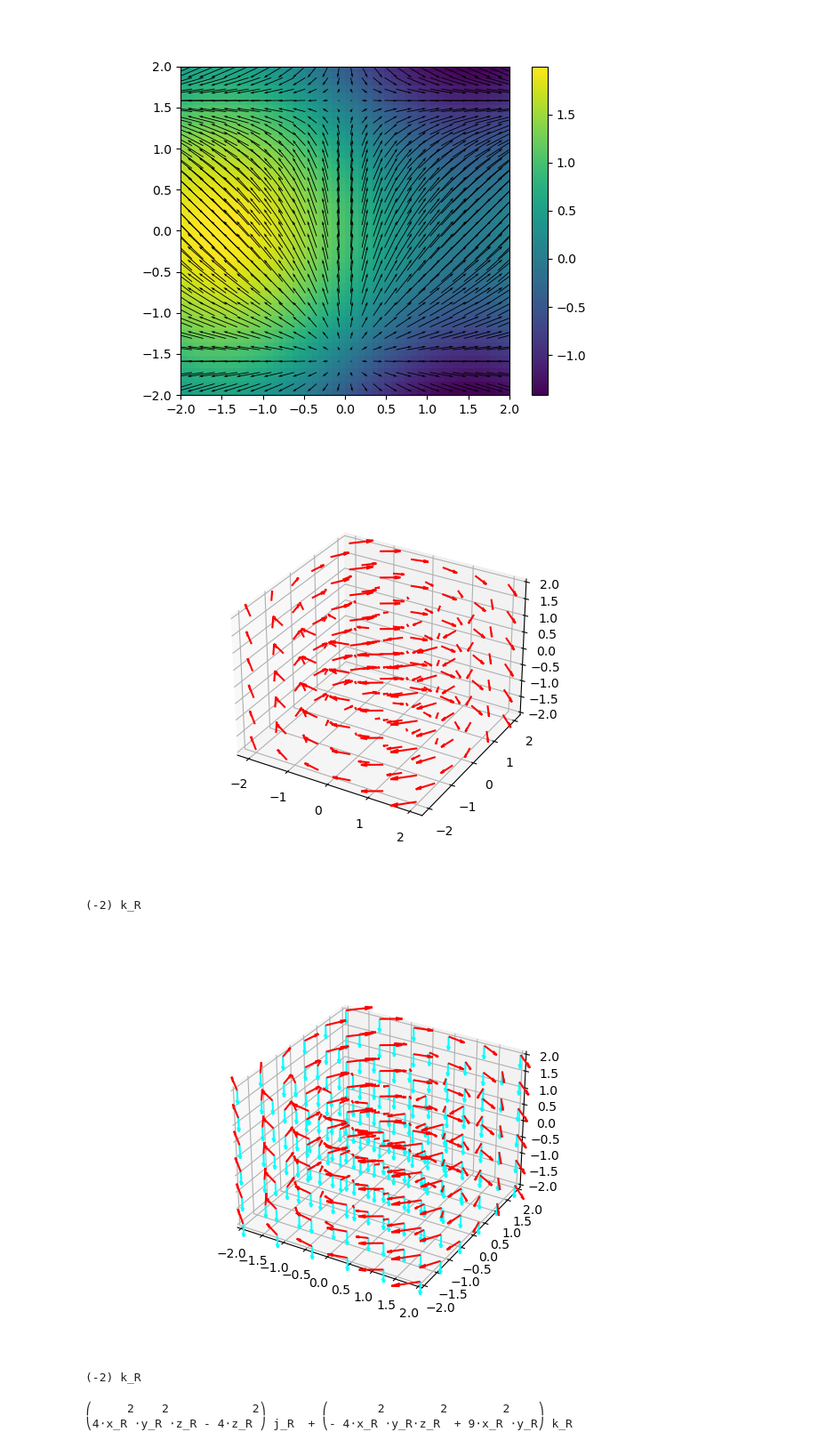
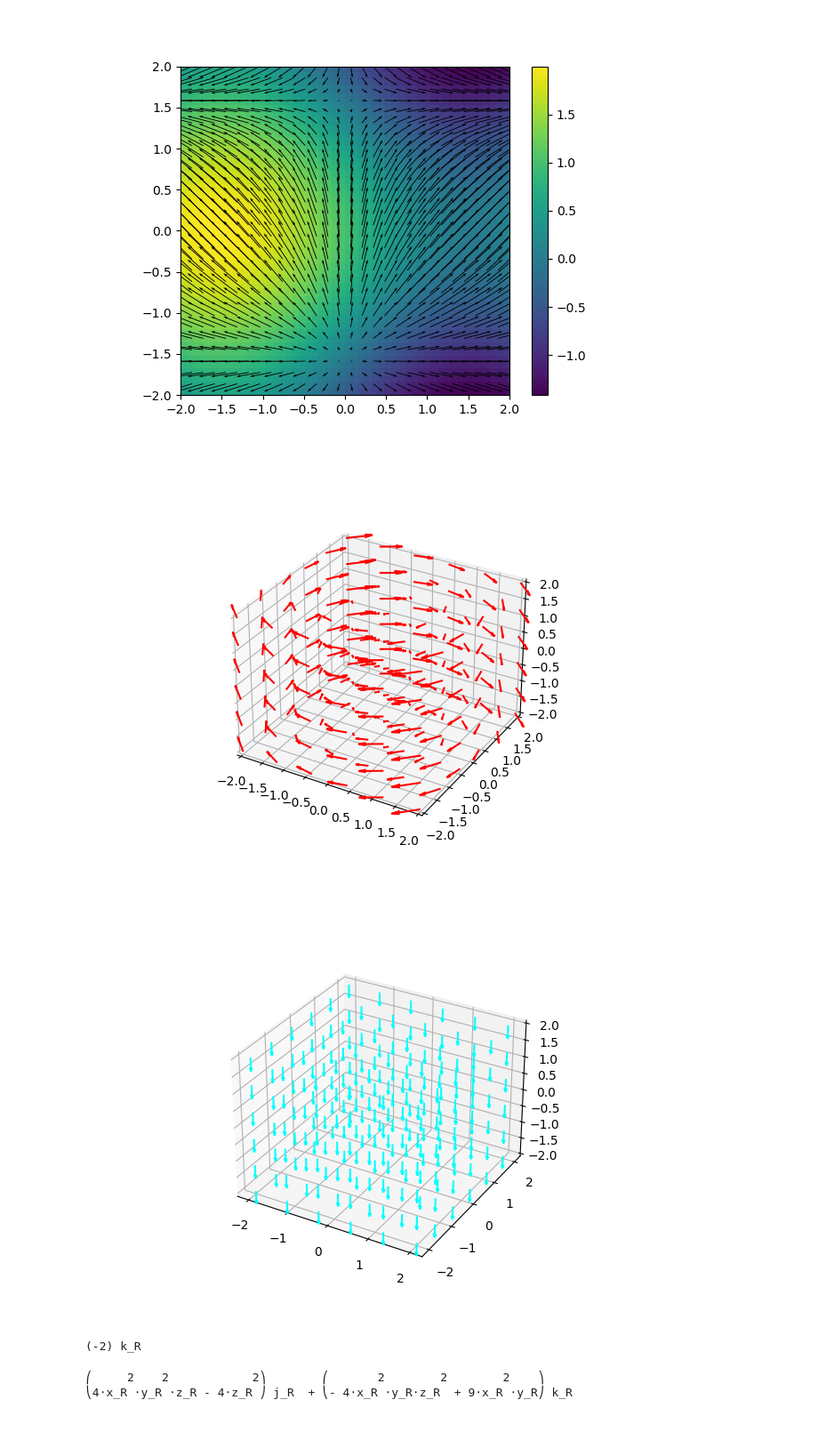
Before and after one commit to QuMCoding/QM-Book-Source, a Jupyter notebook: vector.ipynb, the cells around one changed output. Shown at 89% size. Cells and saved outputs as stored; diff of their text form; code cells hidden in the pictures.

```diff
--- a/vector.ipynb
+++ b/vector.ipynb
@@ -260,36 +260,43 @@ pprint(d)
 # %%
 # 什麼是旋度
 # 旋度是∇ × f
-plt.clf()
+plt.clf()  # 清空plt
+# 設定畫布相關細節
 ax = plt.axes(projection="3d")  # 畫3d圖
 R = CoordSys3D("R")  # 建立實數空間
 f = R.y * R.i - R.x * R.j  # 定義f為向量函數
-X4B, Y4B, Z4B = np.mgrid[-2:2:6j, -2:2:6j, -2:2:6j]
+ax.set_xlim((-2, 2))  # 設定x的邊界
+ax.set_ylim((-2, 2))  # 設定y的邊界
+ax.set_zlim((-2, 2))  # 設定z的邊界
+
+# 原始向量場
+X4B, Y4B, Z4B = np.mgrid[-2:2:6j, -2:2:6j, -2:2:6j]  # 計算向量場的向量起點
+# 以起點算出向量終點
 X4BV, Y4BV, Z4BV = np.copy(X4B), np.copy(Y4B), np.copy(Z4B)
-for i, v in np.ndenumerate(X4Q):
-    now = f.subs({R.x: v, R.y: Y4B[i], R.z: Z4B[i]}).to_matrix(R)[:3]
-    X4BV[i], Y4BV[i], Z4BV[i] = now
-plt.quiver(X4B, Y4B, Z4B, X4BV, Y4BV, Z4BV, length=0.2, color="red")
-plt.show()
+for i, v in np.ndenumerate(X4B):
+    now = f.subs({R.x: v, R.y: Y4B[i], R.z: Z4B[i]}).to_matrix(R)[:3]  # 將每一點代入f
+    X4BV[i], Y4BV[i], Z4BV[i] = now  # 將結果丟進去畫布裡
+ax.quiver(X4B, Y4B, Z4B, X4BV, Y4BV, Z4BV, length=0.2, color="red")  # 畫出原向量場
+plt.show()  # 給使用者看
 
-c = delop.cross(f, doit=True)
-pprint(c)
-X4Q, Y4Q, Z4Q = np.mgrid[-2:2:6j, -2:2:6j, -2:2:6j]
+# 旋度向量場
+c = delop.cross(f, doit=True)  # 計算f的旋度
+X4Q, Y4Q, Z4Q = np.mgrid[-2:2:6j, -2:2:6j, -2:2:6j]  # 計算旋度的向量起點
+# 以起點算出向量終點
 X4QV, Y4QV, Z4QV = np.copy(X4Q), np.copy(Y4Q), np.copy(Z4Q)
 for i, v in np.ndenumerate(X4Q):
+    # 將每一點代入c
     now = c.subs({R.x: v, R.y: Y4Q[i], R.z: Z4Q[i]}).to_matrix(R)[:3]
-    X4QV[i], Y4QV[i], Z4QV[i] = now
-ax.set_xlim((-2, 2))
-ax.set_ylim((-2, 2))
-ax.set_zlim((-2, 2))
-plt.quiver(X4Q, Y4Q, Z4Q, X4QV, Y4QV, Z4QV, length=0.2, color="cyan")
-plt.show()
+    X4QV[i], Y4QV[i], Z4QV[i] = now  # 將結果丟進去畫布裡
+
+plt.cla()
+ax.quiver(X4Q, Y4Q, Z4Q, X4QV, Y4QV, Z4QV, length=0.2, color="cyan")  # 畫出旋度的向量
+plt.show()  # 給使用者看
 pprint(c)
 # %% [output]
-[figure, old version]
+[figure, new version]
+[figure, new version]
 (-2) k_R
-[figure, old version]
-(-2) k_R
 # %%
 # 散度, 直接用curl()
 c = curl(f)
```
Also changed, not shown: 1 other file.
